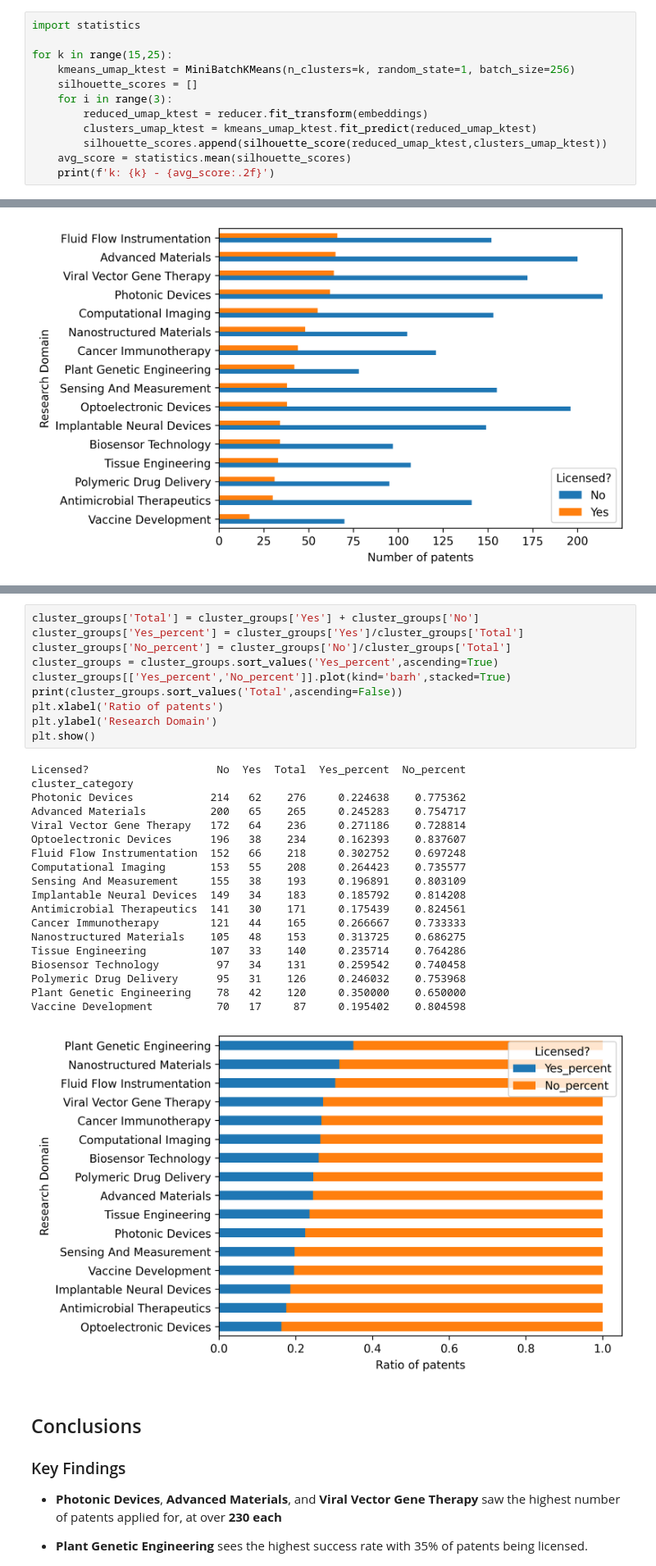
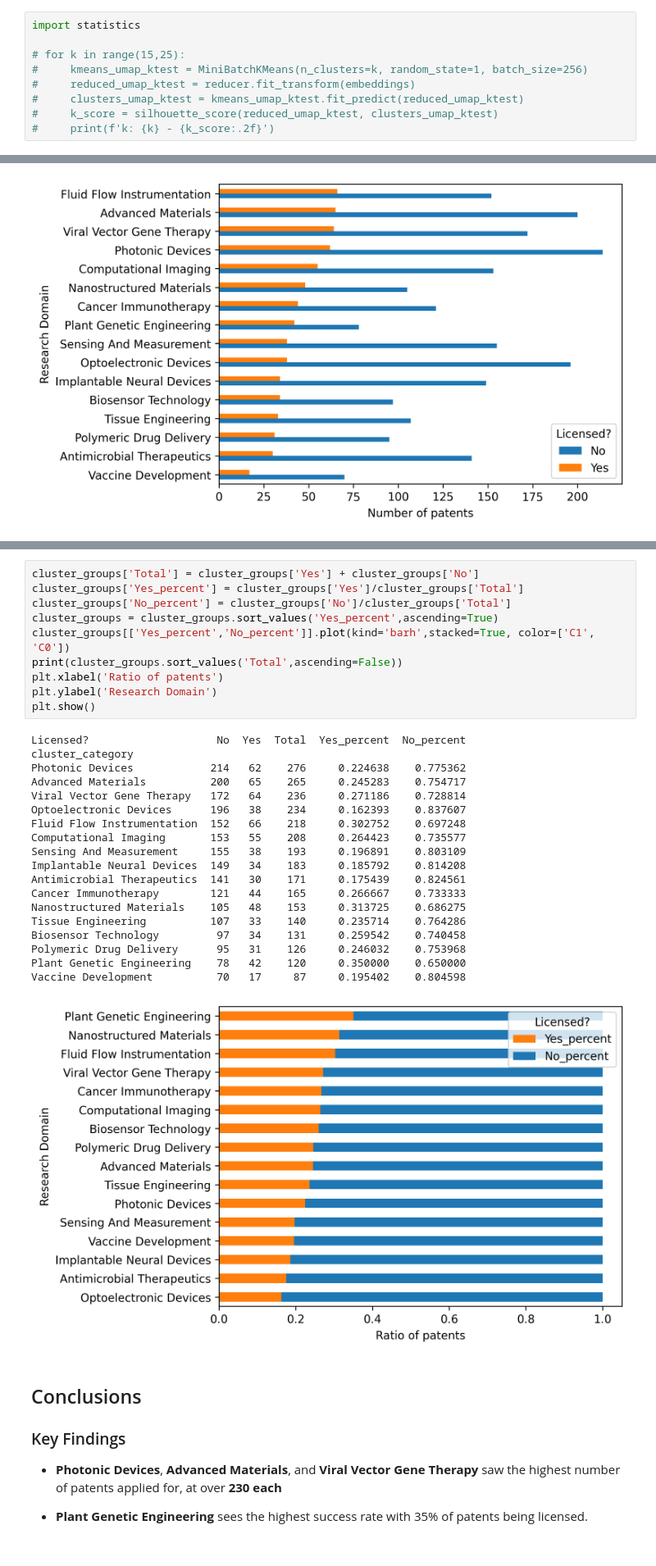
Before and after one commit to ParamveerK/data-science-portfolio, a Jupyter notebook: ukri_classification/ukri_clustering_notebook.ipynb, the cells around one changed output, grey strips where cells are left out. Shown at 82% size. Drawn from its saved outputs; the diff is of its cells as text.

Commit message:
update ukri patent plots and add k value tuning

```diff
--- a/ukri_classification/ukri_clustering_notebook.ipynb
+++ b/ukri_classification/ukri_clustering_notebook.ipynb
@@ -401,12 +405,9 @@ UMAP achieved the highest silhouette score, indicating that points are most asso
 # %%
 import statistics
 
-for k in range(15,25):
-    kmeans_umap_ktest = MiniBatchKMeans(n_clusters=k, random_state=1, batch_size=256)
-    silhouette_scores = []
-    for i in range(3):
-        reduced_umap_ktest = reducer.fit_transform(embeddings)
-        clusters_umap_ktest = kmeans_umap_ktest.fit_predict(reduced_umap_ktest)
-        silhouette_scores.append(silhouette_score(reduced_umap_ktest,clusters_umap_ktest))
-    avg_score = statistics.mean(silhouette_scores)
-    print(f'k: {k} - {avg_score:.2f}')
+# for k in range(15,25):
+#     kmeans_umap_ktest = MiniBatchKMeans(n_clusters=k, random_state=1, batch_size=256)
+#     reduced_umap_ktest = reducer.fit_transform(embeddings)
+#     clusters_umap_ktest = kmeans_umap_ktest.fit_predict(reduced_umap_ktest)
+#     k_score = silhouette_score(reduced_umap_ktest, clusters_umap_ktest)
+#     print(f'k: {k} - {k_score:.2f}')
@@ -604,33 +599,33 @@ plt.show()
 # %%
 cluster_groups['Total'] = cluster_groups['Yes'] + cluster_groups['No']
 cluster_groups['Yes_percent'] = cluster_groups['Yes']/cluster_groups['Total']
 cluster_groups['No_percent'] = cluster_groups['No']/cluster_groups['Total']
 cluster_groups = cluster_groups.sort_values('Yes_percent',ascending=True)
-cluster_groups[['Yes_percent','No_percent']].plot(kind='barh',stacked=True)
+cluster_groups[['Yes_percent','No_percent']].plot(kind='barh',stacked=True, color=['C1', 'C0'])
 print(cluster_groups.sort_values('Total',ascending=False))
 plt.xlabel('Ratio of patents')
 plt.ylabel('Research Domain')
 plt.show()
 # %% [output]
 Licensed?                    No  Yes  Total  Yes_percent  No_percent
 cluster_category
 Photonic Devices            214   62    276     0.224638    0.775362
 Advanced Materials          200   65    265     0.245283    0.754717
 Viral Vector Gene Therapy   172   64    236     0.271186    0.728814
 Optoelectronic Devices      196   38    234     0.162393    0.837607
 Fluid Flow Instrumentation  152   66    218     0.302752    0.697248
 Computational Imaging       153   55    208     0.264423    0.735577
 Sensing And Measurement     155   38    193     0.196891    0.803109
 Implantable Neural Devices  149   34    183     0.185792    0.814208
 Antimicrobial Therapeutics  141   30    171     0.175439    0.824561
 Cancer Immunotherapy        121   44    165     0.266667    0.733333
 Nanostructured Materials    105   48    153     0.313725    0.686275
 Tissue Engineering          107   33    140     0.235714    0.764286
 Biosensor Technology         97   34    131     0.259542    0.740458
 Polymeric Drug Delivery      95   31    126     0.246032    0.753968
 Plant Genetic Engineering    78   42    120     0.350000    0.650000
 Vaccine Development          70   17     87     0.195402    0.804598
-[figure, old version]
+[figure, new version]
 # %% [markdown]
 ## Conclusions
 
```
Also changed, not shown: parts of 9 cells of this notebook, 1 other file.
